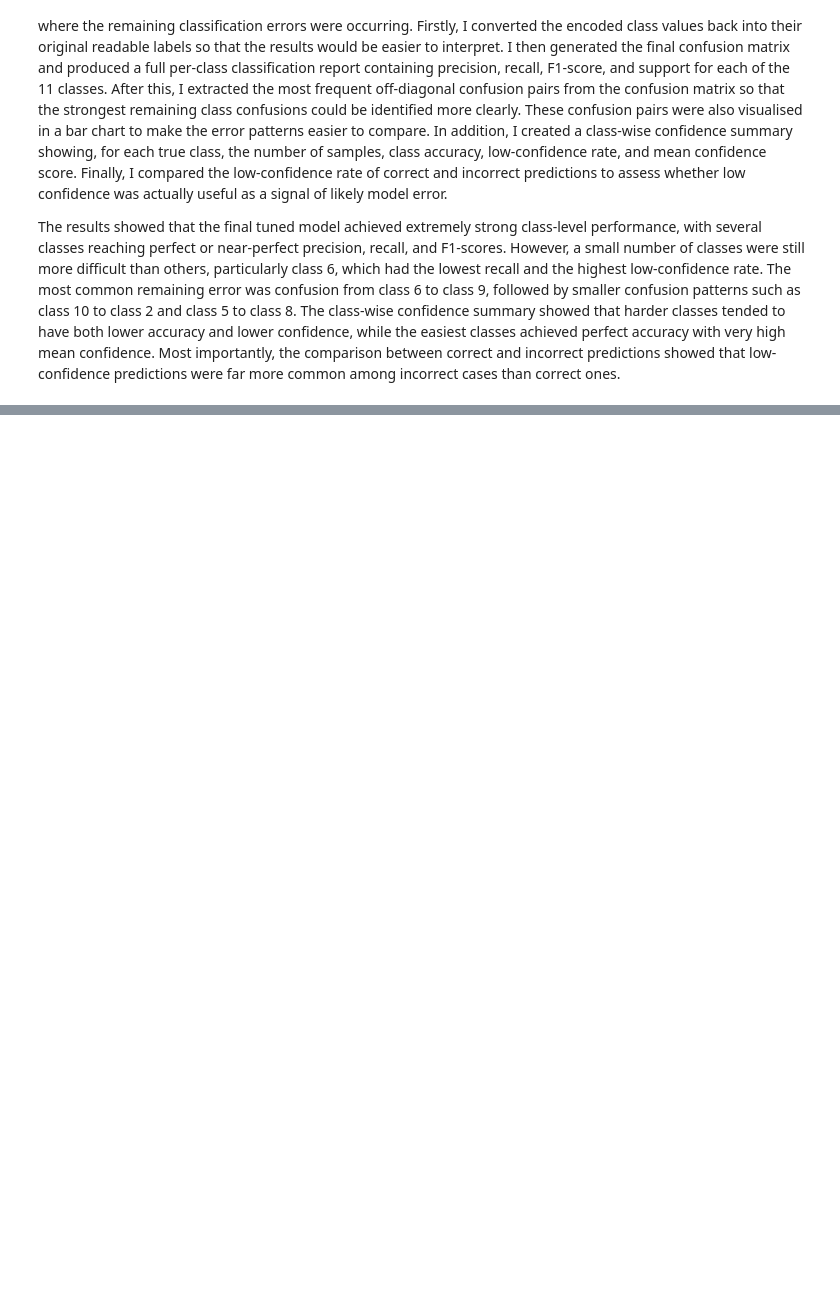
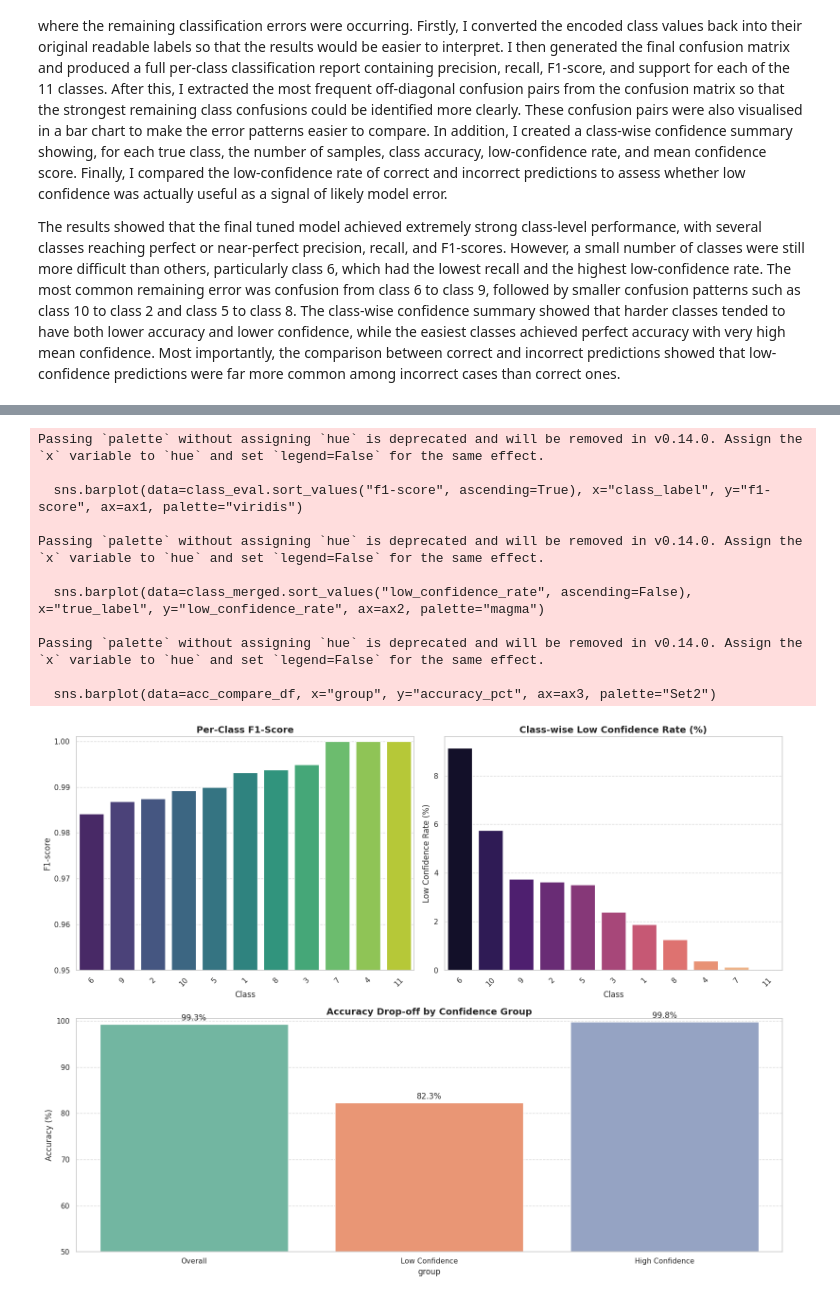
Before and after one commit to harshpre5/Artificial_Neural_Networks_14444188_HS_6009CMD, a Jupyter notebook: 14444188_ANN_PART_A.ipynb, the cells around one changed output, grey strips where cells are left out. Drawn from its saved outputs; the diff is of its cells as text; code cells hidden in the pictures; blank space fills up the shorter version.

```diff
--- a/14444188_ANN_PART_A.ipynb
+++ b/14444188_ANN_PART_A.ipynb
@@ -1787,0 +1861,63 @@ The results showed that the final tuned model achieved extremely strong class-le
+# %%
+# 7. Visualizing Final Model Performance
+class_eval["f1-score"] = class_eval["f1-score"].astype(float)
+
+# Calculate accuracies for the final bar chart
+acc_all = final_test_analysis["correct"].mean() * 100
+acc_low_conf = final_test_analysis.loc[final_test_analysis["low_confidence"], "correct"].mean() * 100
+acc_high_conf = final_test_analysis.loc[~final_test_analysis["low_confidence"], "correct"].mean() * 100
+
+acc_compare_df = pd.DataFrame({
+    "group": ["Overall", "Low Confidence", "High Confidence"],
+    "accuracy_pct": [acc_all, acc_low_conf, acc_high_conf]
+})
+
+# Create a 2x2 grid for the final summary plots
+fig = plt.figure(figsize=(16, 12))
+
+# Top Left: Per-Class F1-Score
+ax1 = plt.subplot(2, 2, 1)
+sns.barplot(data=class_eval.sort_values("f1-score", ascending=True), x="class_label", y="f1-score", ax=ax1, palette="viridis")
+ax1.set_title("Per-Class F1-Score", fontsize=14, fontweight='bold')
+ax1.set_xlabel("Class")
+ax1.set_ylabel("F1-score")
+ax1.set_ylim(0.95, 1.001) # Keeps focus on the top-end variance
+ax1.tick_params(axis='x', rotation=45)
+ax1.grid(True, axis='y', linestyle='--', alpha=0.7)
+
+# Top Right: Class-wise Low Confidence Rate
+ax2 = plt.subplot(2, 2, 2)
+sns.barplot(data=class_merged.sort_values("low_confidence_rate", ascending=False), x="true_label", y="low_confidence_rate", ax=ax2, palette="magma")
+ax2.set_title("Class-wise Low Confidence Rate (%)", fontsize=14, fontweight='bold')
+ax2.set_xlabel("Class")
+ax2.set_ylabel("Low Confidence Rate (%)")
+ax2.tick_params(axis='x', rotation=45)
+ax2.grid(True, axis='y', linestyle='--', alpha=0.7)
+
+# Bottom Spanning: Accuracy by Confidence Group
+ax3 = plt.subplot(2, 1, 2) # Takes up the whole bottom row
+sns.barplot(data=acc_compare_df, x="group", y="accuracy_pct", ax=ax3, palette="Set2")
+ax3.set_title("Accuracy Drop-off by Confidence Group", fontsize=14, fontweight='bold')
+ax3.set_ylabel("Accuracy (%)")
+ax3.set_ylim(50, 100.5)
+ax3.grid(True, axis='y', linestyle='--', alpha=0.7)
+
+# Add data labels to the bottom bar chart for clarity
+for container in ax3.containers:
+    ax3.bar_label(container, fmt='%.1f%%', padding=3)
+
+plt.tight_layout()
+plt.show()
+# %% [output]
+Passing `palette` without assigning `hue` is deprecated and will be removed in v0.14.0. Assign the `x` variable to `hue` and set `legend=False` for the same effect.
+
+  sns.barplot(data=class_eval.sort_values("f1-score", ascending=True), x="class_label", y="f1-score", ax=ax1, palette="viridis")
+
+Passing `palette` without assigning `hue` is deprecated and will be removed in v0.14.0. Assign the `x` variable to `hue` and set `legend=False` for the same effect.
+
+  sns.barplot(data=class_merged.sort_values("low_confidence_rate", ascending=False), x="true_label", y="low_confidence_rate", ax=ax2, palette="magma")
+
+Passing `palette` without assigning `hue` is deprecated and will be removed in v0.14.0. Assign the `x` variable to `hue` and set `legend=False` for the same effect.
+
+  sns.barplot(data=acc_compare_df, x="group", y="accuracy_pct", ax=ax3, palette="Set2")
+[figure, added]
```
Also changed, not shown: parts of 16 cells of this notebook.
